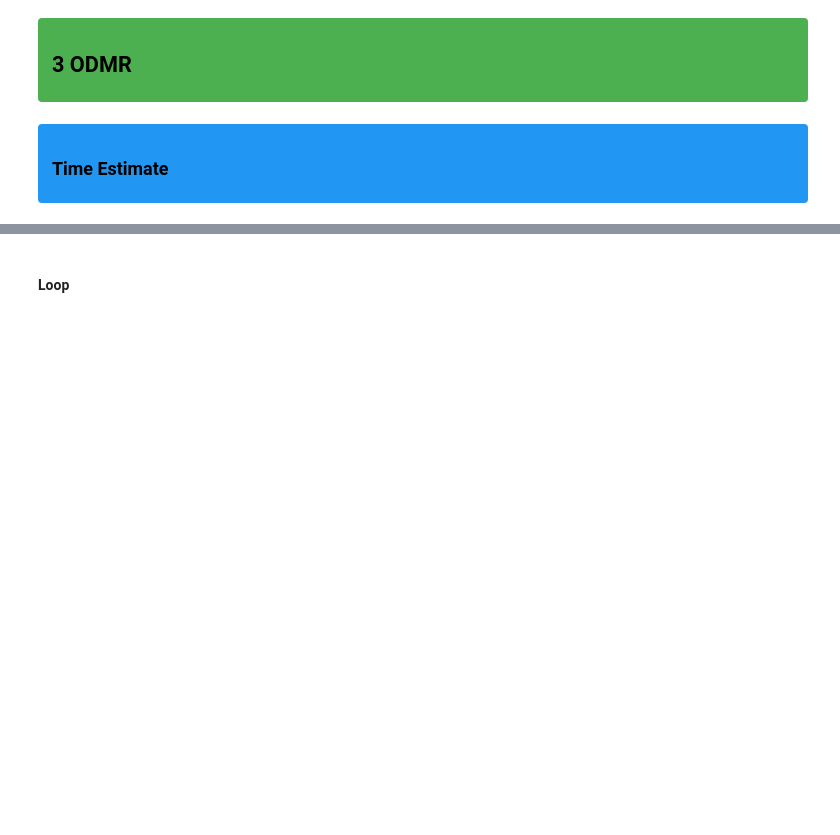
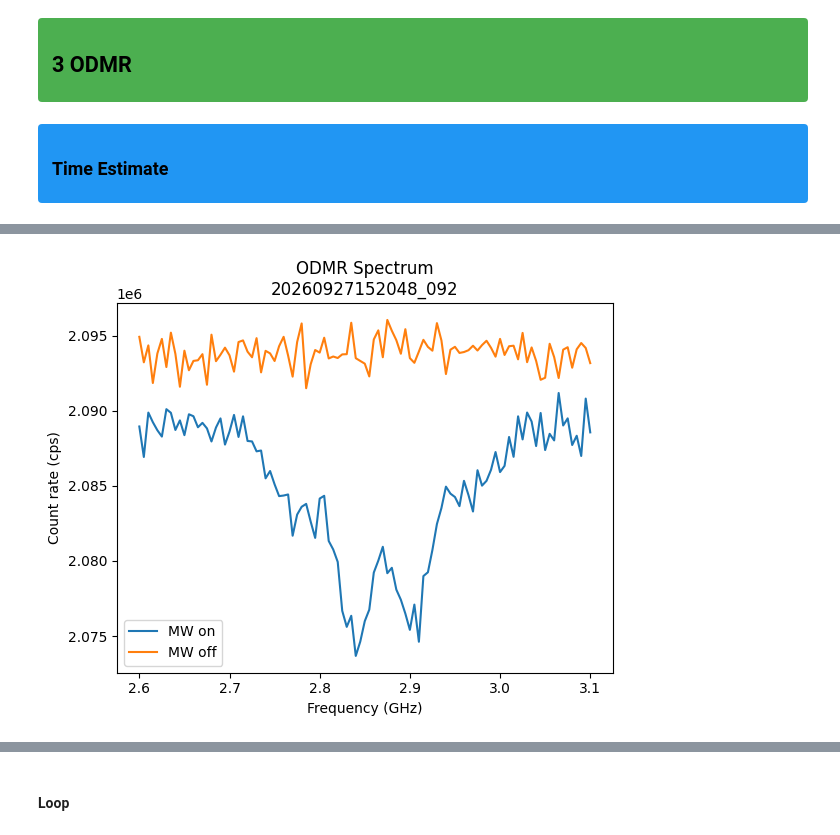
Before and after one commit to jeree-m/qick-dawg, a Jupyter notebook: jupyter_notebooks/ODMR_Rabi_T1.ipynb, the cells around one changed output, grey strips where cells are left out. Cells and saved outputs as stored; diff of their text form; code cells hidden in the pictures; blank space fills up the shorter version.

```diff
--- a/jupyter_notebooks/ODMR_Rabi_T1.ipynb
+++ b/jupyter_notebooks/ODMR_Rabi_T1.ipynb
@@ -179,0 +180,98 @@ Estimated runtime: 1.4 min
+# %%
+config = copy(default_config)
+
+# ---- Experimental Parameters (knobs) ----
+laser_power = 70       # LP
+mw_gain =4000 # MW gain
+reps = 10000
+relax_delay_treg = 500
+sweep_start_fGHz = 2.6
+sweep_stop_fGHz = 3.1
+sweep_step_fGHz = 0.005
+nd_filter_OD = 0.5
+
+# ---- Setup ----
+SetPower(laser_power)
+
+config.readout_integration_tus = qd.max_int_time_tus
+config.mw_gain = mw_gain
+config.pre_init = True
+config.reps = reps
+config.relax_delay_treg = relax_delay_treg
+
+config.add_linear_sweep('mw', 'fGHz', start=sweep_start_fGHz, stop=sweep_stop_fGHz, delta=sweep_step_fGHz)
+
+# ---- Run ----
+prog = qd.LockinODMR(config)
+odmr = prog.acquire(progress=True)
+
+Off()
+
+#SAVING
+experiment_folder = create_experiment_folder("ODMR")
+experiment_id = experiment_folder.name  # e.g. "2026-07-06_150405_001"
+
+# ---- Metadata ----
+params = {
+    "experiment_id": experiment_id,
+    "timestamp": datetime.now().isoformat(),
+    "laser_power": laser_power,
+    "mw_gain": mw_gain,
+    "reps": reps,
+    "ND Filter OD": nd_filter_OD,
+    "relax_delay_treg": relax_delay_treg,
+    "sweep_start_fGHz": sweep_start_fGHz,
+    "sweep_stop_fGHz": sweep_stop_fGHz,
+    "sweep_step_fGHz": sweep_step_fGHz,
+}
+save_metadata(experiment_folder, params)
+
+# ---- Derived data ----
+contrast = (odmr.reference - odmr.signal) / odmr.reference * 100
+
+# ---- Raw + derived data (npz: fast, Python-native) ----
+np.savez(
+    experiment_folder / "odmr_data.npz",
+    frequencies=odmr.frequencies,
+    signal=odmr.signal,
+    reference=odmr.reference,
+    contrast=contrast,
+)
+
+# ---- Raw + derived data (csv) ----
+np.savetxt(
+    experiment_folder / "odmr_data.csv",
+    np.column_stack([odmr.frequencies, odmr.signal, odmr.reference, contrast]),
+    delimiter=",",
+    header="frequency_kHz,signal,reference,contrast_pct",
+    comments=""
+)
+
+# ---- Plot ----
+exposure_time_s = config.reps * config.readout_integration_tus * 1e-6
+signal_cps = odmr.signal / exposure_time_s
+reference_cps = odmr.reference / exposure_time_s
+
+fig, ax = plt.subplots()
+ax.plot(odmr.frequencies/1000, signal_cps, label="MW on")
+ax.plot(odmr.frequencies/1000, reference_cps, label="MW off")
+ax.set_title(f"ODMR Spectrum\n{experiment_id}")
+ax.set_ylabel("Count rate (cps)")
+ax.set_xlabel("Frequency (GHz)")
+ax.legend()
+
+fig.savefig(experiment_folder / "odmr_spectrum.png", dpi=300, bbox_inches="tight")
+plt.show()
+
+# ---- Contrast plot ----
+fig2, ax2 = plt.subplots()
+ax2.plot(odmr.frequencies/1000, contrast)
+ax2.set_title(f"ODMR Contrast\n{experiment_id}")
+ax2.set_ylabel("Contrast (%)")
+ax2.set_xlabel("Frequency (GHz)")
+
+fig2.savefig(experiment_folder / "odmr_contrast.png", dpi=300, bbox_inches="tight")
+# plt.show()
+
+print(f"Experiment saved to: {experiment_folder}")
+# %% [output]
@@ -179,0 +282 @@ Estimated runtime: 1.4 min
+[figure, added]
```
Also changed, not shown: parts of 9 cells of this notebook, 2 other files.
